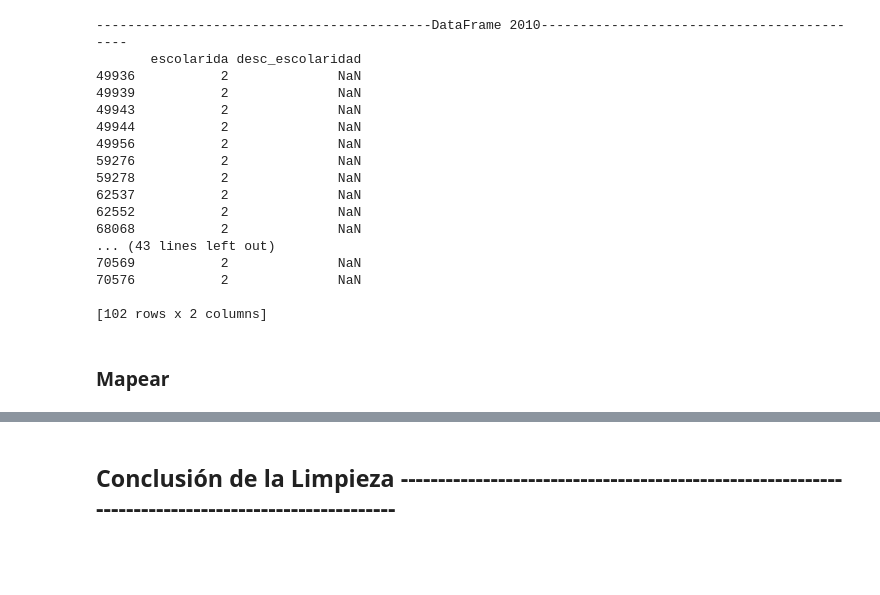
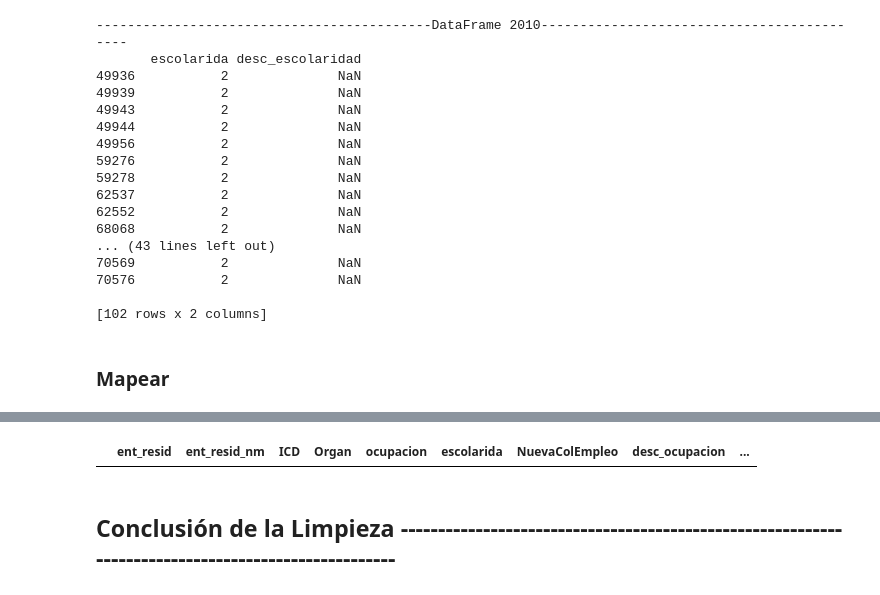
Before and after one commit to aledelorbe/pt2Codigos, a Jupyter notebook: PrimerasActividades/Limpieza.ipynb, the cells around one changed output, grey strips where cells are left out. Drawn from its saved outputs; the diff is of its cells as text; code cells hidden in the pictures; blank space fills up the shorter version.

```diff
--- a/PrimerasActividades/Limpieza.ipynb
+++ b/PrimerasActividades/Limpieza.ipynb
@@ -499,5 +564,14 @@ En el dataframe 2011 la cantidad de registros con el valor 0 en la columna Nueva
 # %%
-# Realizar nuevamente la integracion de las bases de datos 2010 y 2011 con los catalogos de educacion de los
-# años 2012 a 2019
+# Realizar nuevamente la integracion de las bases de datos 2012 - 2019 con los catalogos de educacion mas
+# generales (años 2010 y 2011)
 df2010 = reIntegracionDeDatos(df2010, dfEscolaridad, 'NuevaColEducacion', 'CVE', 'desc_escolaridad')
 df2011 = reIntegracionDeDatos(df2011, dfEscolaridad, 'NuevaColEducacion', 'CVE', 'desc_escolaridad')
+
+df2012 = reIntegracionDeDatos(df2012, dfEscolaridad, 'NuevaColEducacion', 'CVE', 'desc_escolaridad')
+df2013 = reIntegracionDeDatos(df2013, dfEscolaridad, 'NuevaColEducacion', 'CVE', 'desc_escolaridad')
+df2014 = reIntegracionDeDatos(df2014, dfEscolaridad, 'NuevaColEducacion', 'CVE', 'desc_escolaridad')
+df2015 = reIntegracionDeDatos(df2015, dfEscolaridad, 'NuevaColEducacion', 'CVE', 'desc_escolaridad')
+df2016 = reIntegracionDeDatos(df2016, dfEscolaridad, 'NuevaColEducacion', 'CVE', 'desc_escolaridad')
+df2017 = reIntegracionDeDatos(df2017, dfEscolaridad, 'NuevaColEducacion', 'CVE', 'desc_escolaridad')
+df2018 = reIntegracionDeDatos(df2018, dfEscolaridad, 'NuevaColEducacion', 'CVE', 'desc_escolaridad')
+df2019 = reIntegracionDeDatos(df2019, dfEscolaridad, 'NuevaColEducacion', 'CVE', 'desc_escolaridad')
@@ -504,3 +584,9 @@ df2011 = reIntegracionDeDatos(df2011, dfEscolaridad, 'NuevaColEducacion', 'CVE',
+# %%
+condicion10 = (df2012['NuevaColEducacion'] == 10) | (df2012['NuevaColEducacion'] == 11)
+newDf = df2012.loc[condicion10]
+newDf
+# %% [output]
+|  | ent_resid | ent_resid_nm | ICD | Organ | ocupacion | escolarida | NuevaColEmpleo | desc_ocupacion | ... |
 # %% [markdown]
 ## Conclusión de la Limpieza ---------------------------------------------------------------------------------------------------
 # %% [markdown]
```
Also changed, not shown: parts of 6 cells of this notebook.
